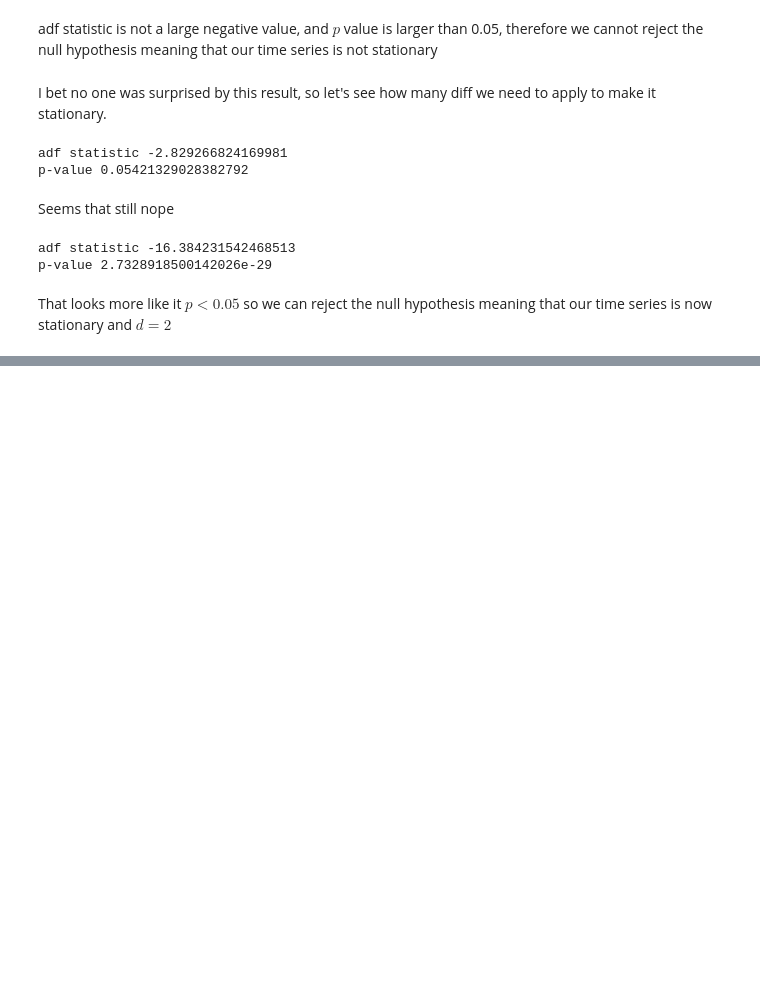
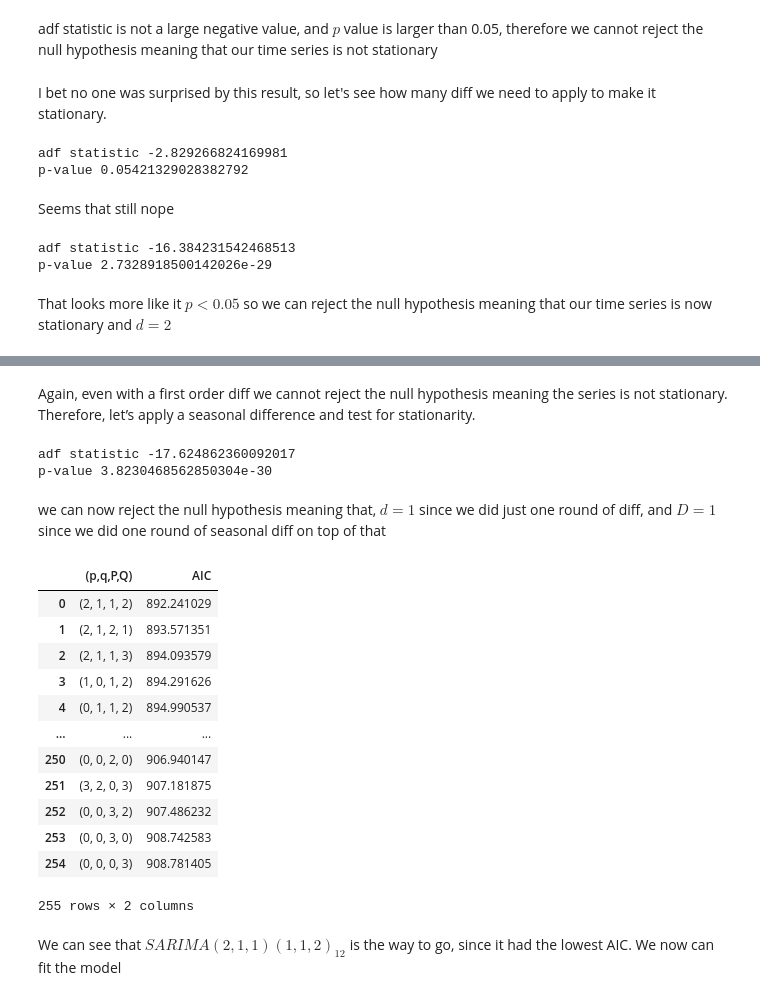
Before and after one commit to bsantanad/time-series, a Jupyter notebook: ch8_seasonal_arima/seasonal_arima.ipynb, the cells around one changed output, grey strips where cells are left out. Cells and saved outputs as stored; diff of their text form; code cells hidden in the pictures; blank space fills up the shorter version.

```diff
--- a/ch8_seasonal_arima/seasonal_arima.ipynb
+++ b/ch8_seasonal_arima/seasonal_arima.ipynb
@@ -138,0 +334,28 @@ That looks more like it $p < 0.05$ so we can reject the null hypothesis meaning
+# %% [markdown]
+Again, even with a first order diff we cannot reject the null hypothesis meaning the series is not stationary. Therefore, let’s apply a seasonal difference and test for stationarity.
+# %%
+# Seasonal differencing. Since we have monthly data, m = 12, so the
+# seasonal difference is the difference between two values that are
+# 12 timesteps apart.
+
+passengers_diff_seasonal_diff = np.diff(passengers_diff, n = 12)
+adf = sm.tsa.stattools.adfuller(passengers_diff_seasonal_diff)
+print(f'adf statistic {adf[0]}')
+print(f'p-value {adf[1]}')
+# %% [output]
+adf statistic -17.624862360092017
+p-value 3.8230468562850304e-30
+# %% [markdown]
+we can now reject the null hypothesis meaning that, $d=1$ since we did just one round of diff, and $D=1$ since we did one round of seasonal diff on top of that
+# %%
+ps = range(0, 4)
+qs = range(0, 4)
+Ps = range(0, 4)
+Qs = range(0, 4)
+
+d = 1
+D = 1
+s = 12
+
+# list with all combinations posible for p,q,P,Q
+order_l = list(itertools.product(ps, qs, Ps, Qs))
@@ -138,0 +365,18 @@ That looks more like it $p < 0.05$ so we can reject the null hypothesis meaning
+# %%
+arima_result
+# %% [output]
+|  | (p,q,P,Q) | AIC |
+| 0 | (2, 1, 1, 2) | 892.241029 |
+| 1 | (2, 1, 2, 1) | 893.571351 |
+| 2 | (2, 1, 1, 3) | 894.093579 |
+| 3 | (1, 0, 1, 2) | 894.291626 |
+| 4 | (0, 1, 1, 2) | 894.990537 |
+| ... | ... | ... |
+| 250 | (0, 0, 2, 0) | 906.940147 |
+| 251 | (3, 2, 0, 3) | 907.181875 |
+| 252 | (0, 0, 3, 2) | 907.486232 |
+| 253 | (0, 0, 3, 0) | 908.742583 |
+| 254 | (0, 0, 0, 3) | 908.781405 |
+255 rows × 2 columns
+# %% [markdown]
+We can see that $SARIMA(2,1,1)(1,1,2)_{12}$ is the way to go, since it had the lowest AIC. We now can fit the model
```
Also changed, not shown: parts of 41 cells of this notebook.
